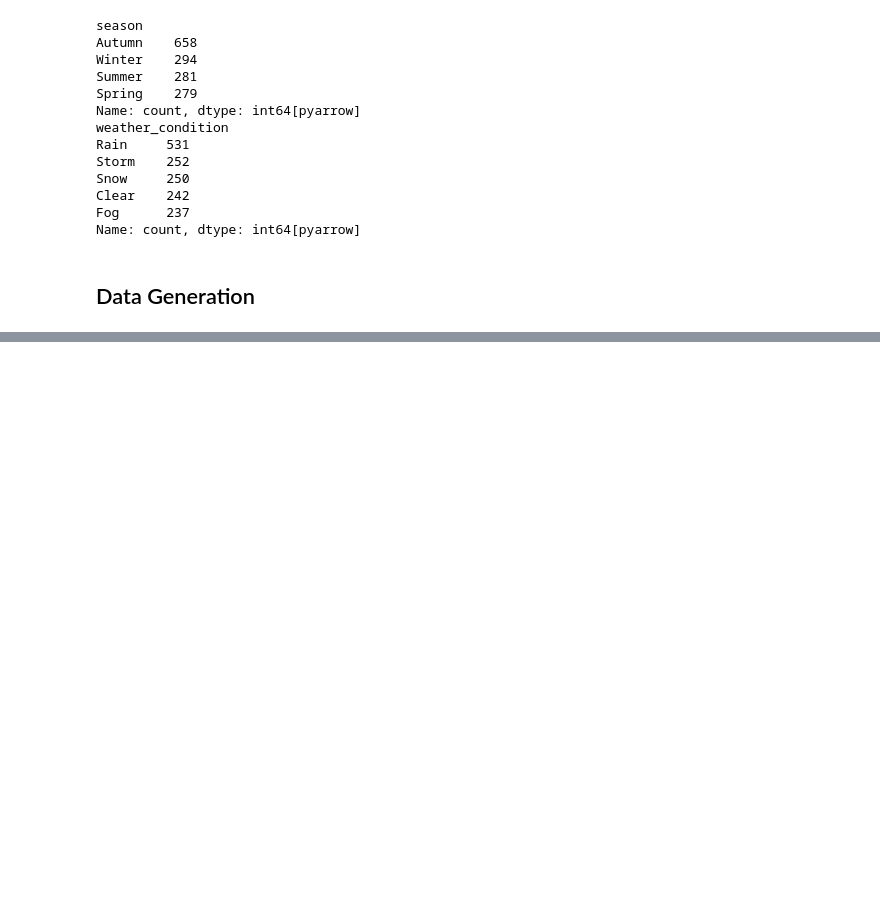
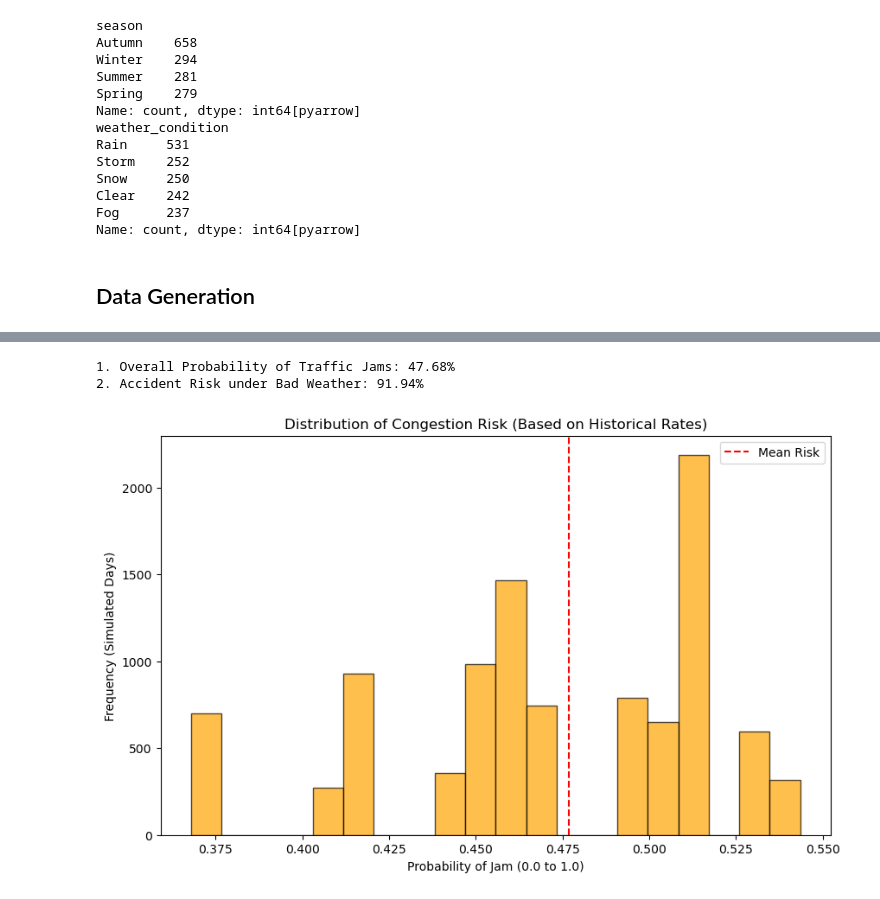
Before and after one commit to Samyadel123/Big-Data-project-, a Jupyter notebook: notebook/monto carlo.ipynb, the cells around one changed output, grey strips where cells are left out. Saved outputs shown, nothing was run; the diff lists cells and outputs as text; code cells hidden in the pictures; blank space fills up the shorter version.

```diff
--- a/notebook/monto carlo.ipynb
+++ b/notebook/monto carlo.ipynb
@@ -150,0 +173,11 @@ test.head()
+# %%
+data['scenario_id'] = data['weather_condition'] + "_" + data['road_condition']
+
+risk_table = data.groupby('scenario_id')[numeric_cols].agg({
+    'is_jam': 'mean',
+    'has_accident': 'mean',
+    'congestion_score': ['mean', 'std']
+}).reset_index()
+# %%
+risk_table.columns = ['scenario_id', 'prob_jam_base', 'prob_accident_base', 'congestion_mean', 'congestion_std']
+print(risk_table)
@@ -150,0 +227,28 @@ test.head()
+# %%
+total_jam_prob = sim_with_risk['jam_occurred'].mean()
+print(f"1. Overall Probability of Traffic Jams: {total_jam_prob:.2%}")
+
+
+# Filter for Bad Weather (e.g., Rain > 0 or Bad Visibility)
+bad_weather_mask = (sim_with_risk['rain_mm'] > 0) | (sim_with_risk['visibility_m_y'] < 2000)
+bad_weather_risk = sim_with_risk.loc[bad_weather_mask, 'accident_occurred'].mean()
+
+print(f"2. Accident Risk under Bad Weather: {bad_weather_risk:.2%}")
+# %% [output]
+1. Overall Probability of Traffic Jams: 47.68%
+2. Accident Risk under Bad Weather: 91.94%
+# %%
+plt.figure(figsize=(10, 6))
+
+# The Risk Profile
+# This shows how many days fell into "High Risk" vs "Low Risk" categories
+plt.hist(sim_with_risk['prob_jam_base'], bins=20, color='orange', edgecolor='black', alpha=0.7)
+
+plt.title("Distribution of Congestion Risk (Based on Historical Rates)")
+plt.xlabel("Probability of Jam (0.0 to 1.0)")
+plt.ylabel("Frequency (Simulated Days)")
+plt.axvline(total_jam_prob, color='red', linestyle='dashed', label='Mean Risk')
+plt.legend()
+plt.show()
+# %% [output]
+[figure, added]
```
Also changed, not shown: parts of 9 cells of this notebook, 1 other file.
